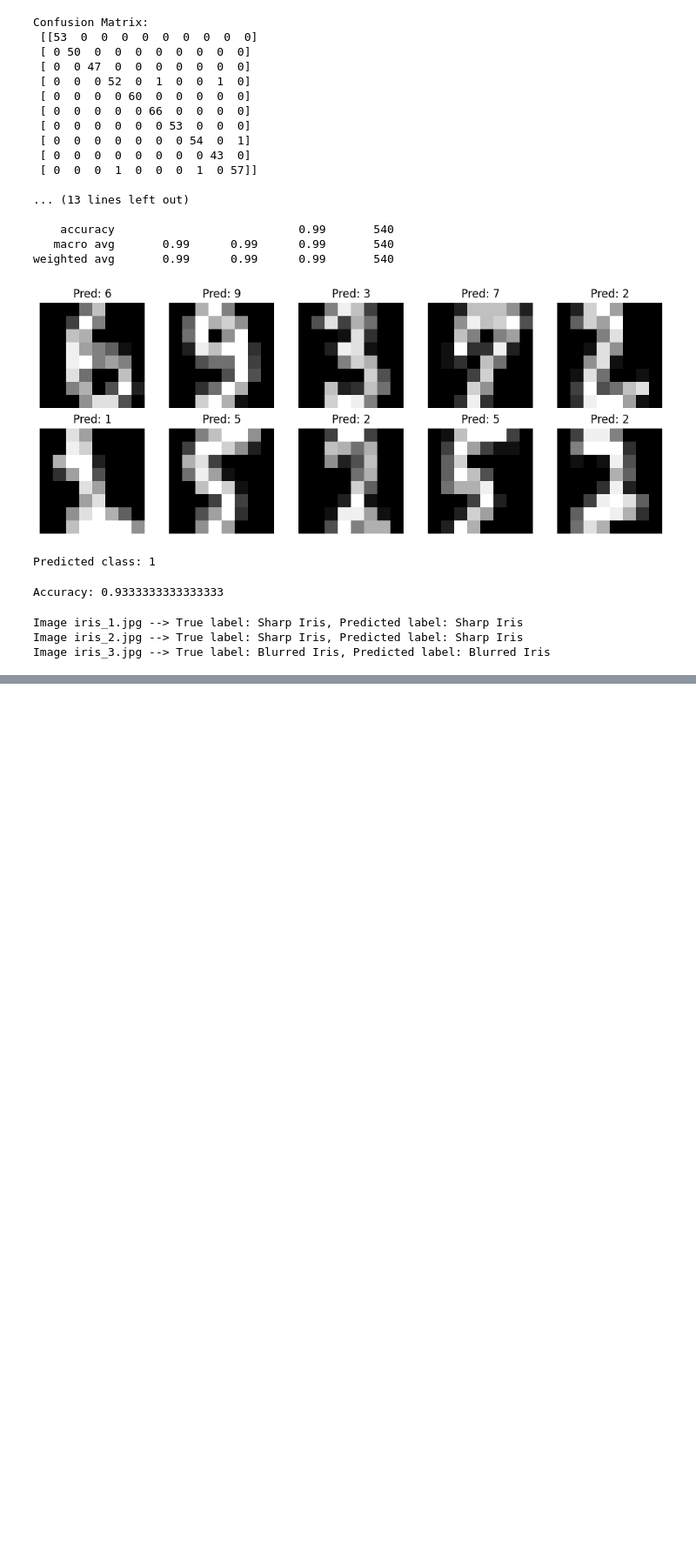
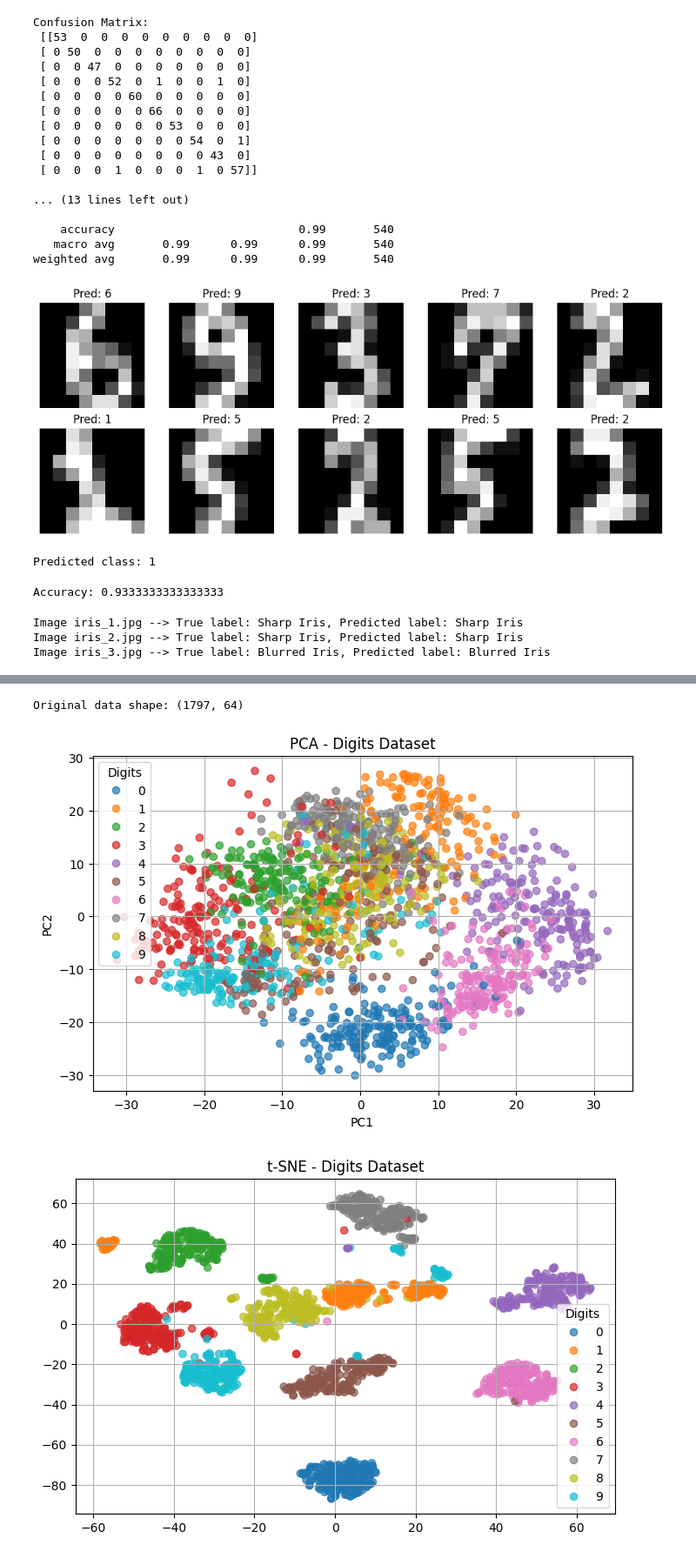
Before and after one commit to maneeshwar22/Internship-aiml, a Jupyter notebook: Internship.ipynb, the cells around one changed output, grey strips where cells are left out. Shown at 87% size. Drawn from its saved outputs; the diff is of its cells as text; code cells hidden in the pictures; blank space fills up the shorter version.

```diff
--- a/Internship.ipynb
+++ b/Internship.ipynb
@@ -341,0 +426,43 @@ Image iris_3.jpg --> True label: Blurred Iris, Predicted label: Blurred Iris
+# %%
+import numpy as np
+import matplotlib.pyplot as plt
+from sklearn.datasets import load_digits
+from sklearn.decomposition import PCA
+from sklearn.manifold import TSNE
+
+# Load dataset
+digits = load_digits()
+X = digits.data      # (1797, 64)
+y = digits.target    # (1797,)
+
+print("Original data shape:", X.shape)
+
+# PCA: Reduce to 2 dimensions
+pca = PCA(n_components=2)
+X_pca = pca.fit_transform(X)
+
+# Plot PCA result
+plt.figure(figsize=(8, 5))
+scatter = plt.scatter(X_pca[:, 0], X_pca[:, 1], c=y, cmap='tab10', alpha=0.7)
+plt.legend(*scatter.legend_elements(), title="Digits")
+plt.title("PCA - Digits Dataset")
+plt.xlabel("PC1")
+plt.ylabel("PC2")
+plt.grid(True)
+plt.show()
+
+# t-SNE: Reduce to 2D for nonlinear structure
+tsne = TSNE(n_components=2, perplexity=30, n_iter=3000, random_state=42)
+X_tsne = tsne.fit_transform(X)
+
+# Plot t-SNE result
+plt.figure(figsize=(8, 5))
+scatter = plt.scatter(X_tsne[:, 0], X_tsne[:, 1], c=y, cmap='tab10', alpha=0.7)
+plt.legend(*scatter.legend_elements(), title="Digits")
+plt.title("t-SNE - Digits Dataset")
+plt.grid(True)
+plt.show()
+# %% [output]
+Original data shape: (1797, 64)
+[figure, added]
+[figure, added]
```
Also changed, not shown: parts of 2 cells of this notebook.
